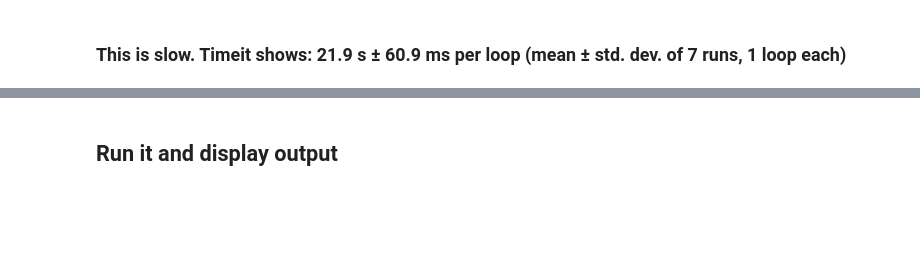
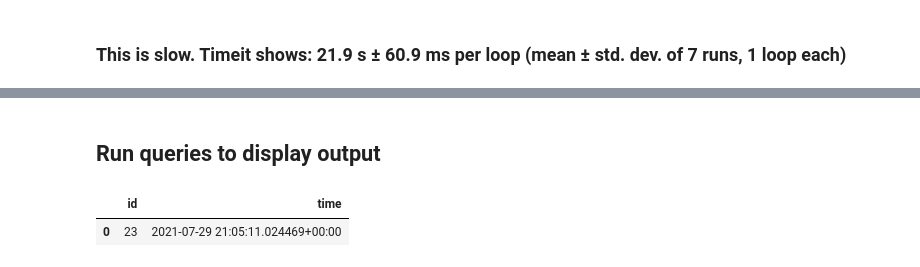
Before and after one commit to jamiecash/algobuilder, a Jupyter notebook: notebooks/Data Quality.ipynb, the cells around one changed output, grey strips where cells are left out. Saved outputs shown, nothing was run; the diff lists cells and outputs as text; code cells hidden in the pictures; blank space fills up the shorter version.

```diff
--- a/notebooks/Data Quality.ipynb
+++ b/notebooks/Data Quality.ipynb
@@ -359,3 +419,10 @@ def format_data(summarised_data: pd.DataFrame) -> str:
 # %% [markdown]
-## Run it and display output
+## Run queries to display output
+# %%
+# Summary batch
+data = pd.read_sql_query(sql="SELECT * FROM pricedata_summarybatch", con=connection)
+data
+# %% [output]
+|  | id | time |
+| 0 | 23 | 2021-07-29 21:05:11.024469+00:00 |
 # %%
```
Also changed, not shown: parts of 17 cells of this notebook, 14 other files.
